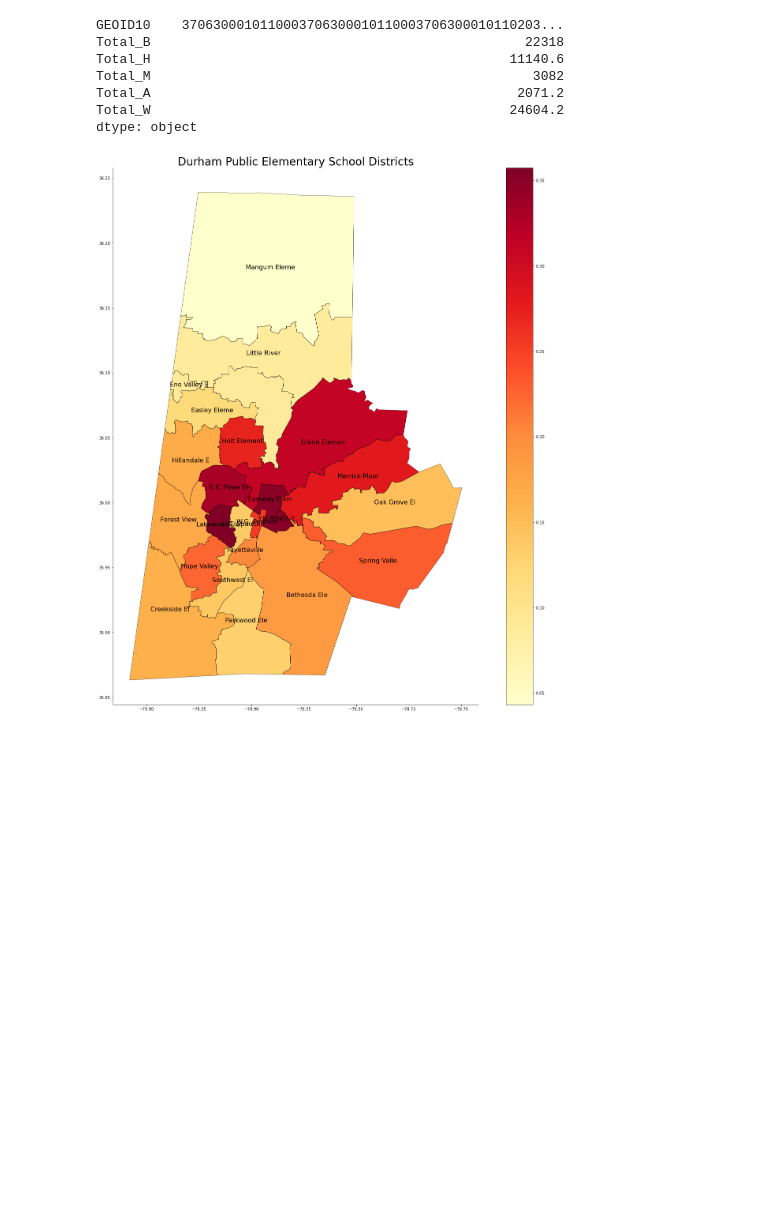
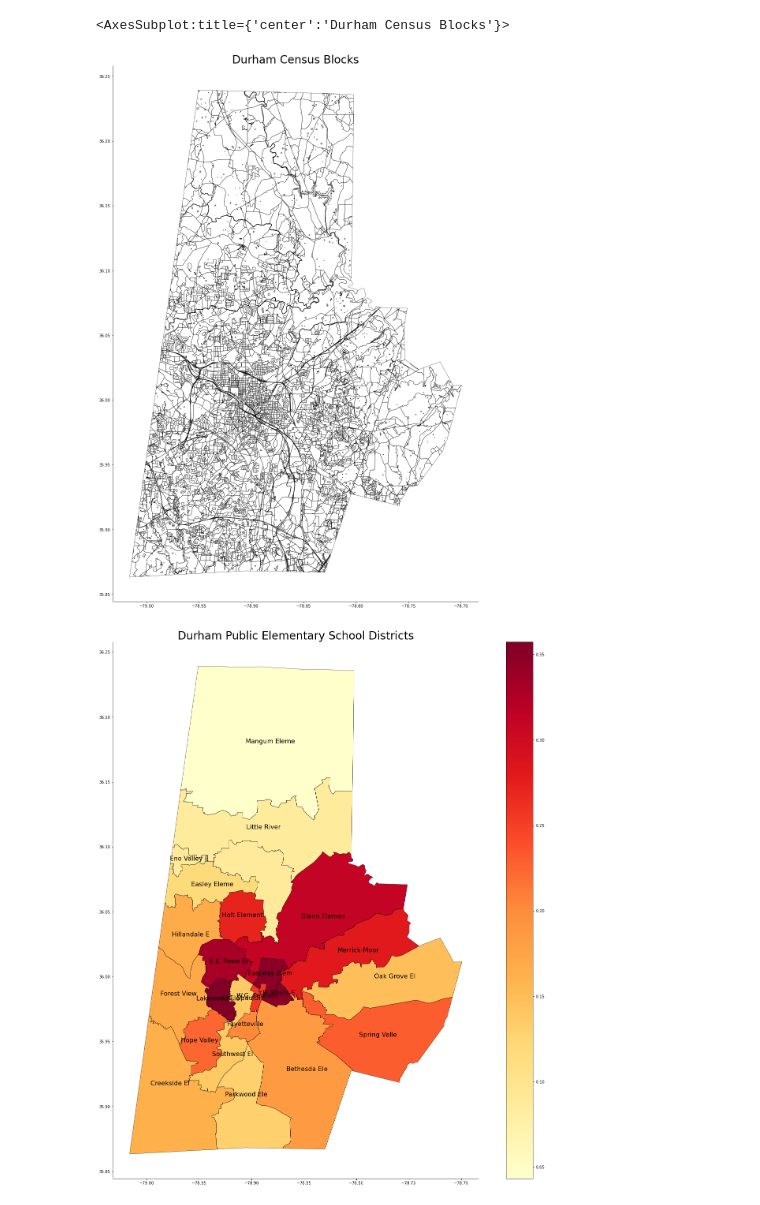
Before and after one commit to Atsushihxc/CS590project, a Jupyter notebook: scripts/data_conversion.ipynb, the cells around one changed output. Cells and saved outputs as stored; diff of their text form; code cells hidden in the pictures; blank space fills up the shorter version.

```diff
--- a/scripts/data_conversion.ipynb
+++ b/scripts/data_conversion.ipynb
@@ -28,13 +106,13 @@ for race in all_races:
-# %%
-df_elem_students.sum(axis = 0)
-# %% [output]
-GEOID10    3706300010110003706300010110003706300010110203...
-Total_B                                                22318
-Total_H                                              11140.6
-Total_M                                                 3082
-Total_A                                               2071.2
-Total_W                                              24604.2
-dtype: object
+# %%
+ig, ax = plt.subplots(1, 1,figsize=(25, 25))
+ax.spines["top"].set_visible(False)
+ax.spines["right"].set_visible(False)
+ax.set_title("Durham Census Blocks",fontsize = 28)
+
+test_drop.geometry.boundary.plot(color = None, edgecolor = 'k',linewidth = 0.5, ax = ax, vmin = 0, vmax = 1)
+# %% [output]
+<AxesSubplot:title={'center':'Durham Census Blocks'}>
+[figure, added]
 # %%
 ig, ax = plt.subplots(1, 1,figsize=(25, 25))
 ax.spines["top"].set_visible(False)
```
Also changed, not shown: parts of 8 cells of this notebook.
